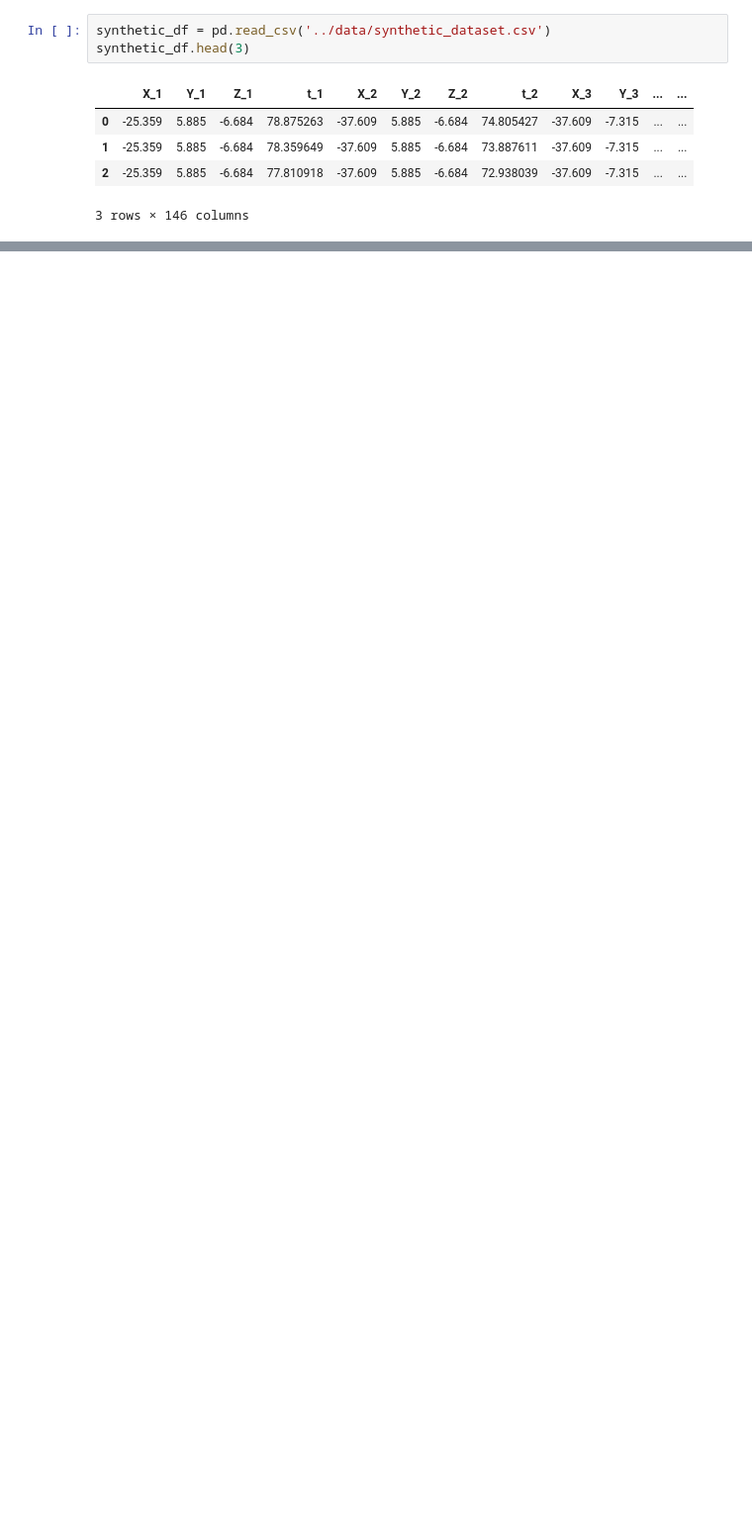
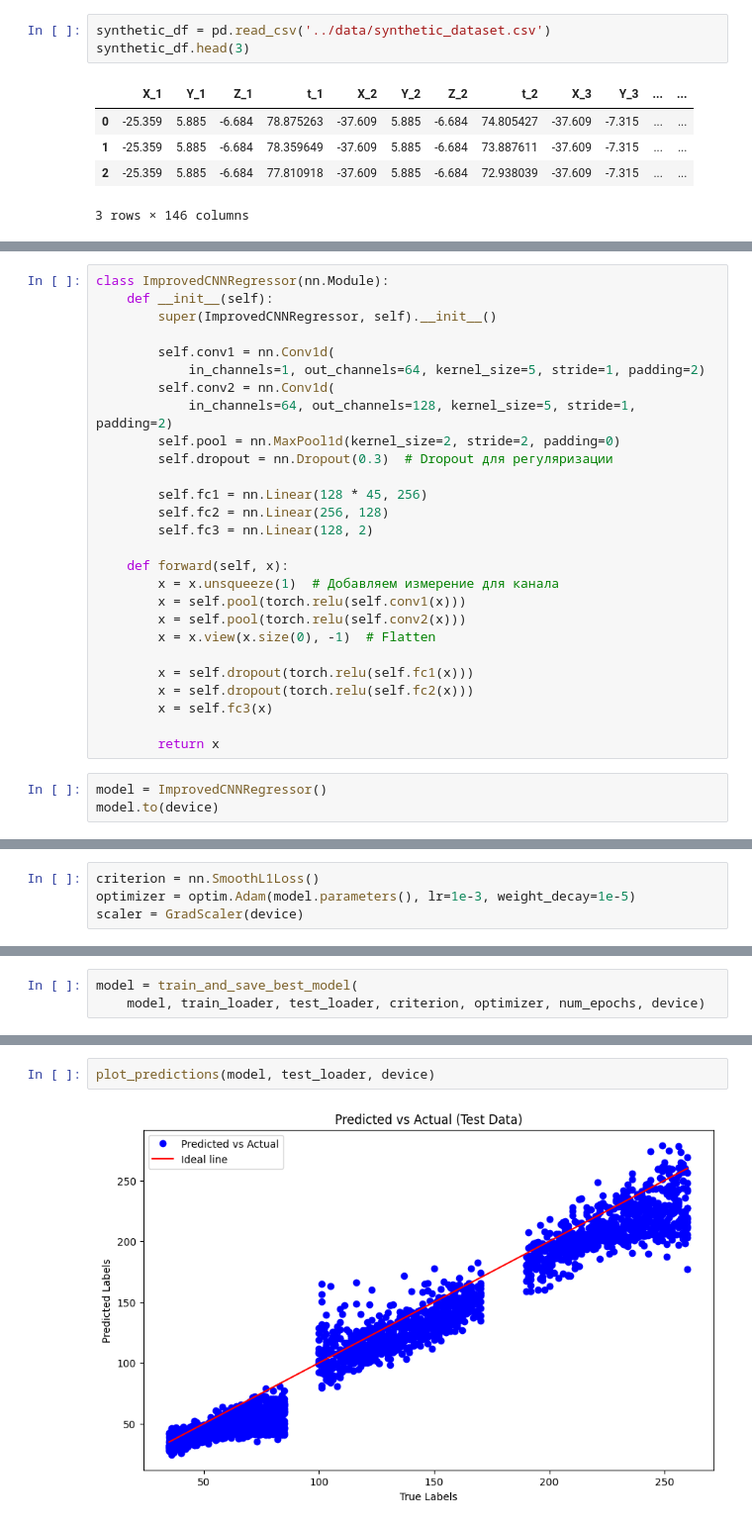
Before and after one commit to matalhim/EAS, a Jupyter notebook: direction/nn_1.ipynb, the cells around one changed output, grey strips where cells are left out. Shown at 99% size. Saved outputs shown, nothing was run; the diff lists cells and outputs as text; blank space fills up the shorter version.

Commit message:
new file:   data/run_events_transformed.csv 	modified:   data/synthetic_with_missing.csv 	new file:   direction/best_model.pth 	new file:   direction/nn2.ipynb 	modified:   direction/nn_1.ipynb

```diff
--- a/direction/nn_1.ipynb
+++ b/direction/nn_1.ipynb
@@ -98,0 +153,30 @@ synthetic_with_missing.head()
+# %%
+class ImprovedCNNRegressor(nn.Module):
+    def __init__(self):
+        super(ImprovedCNNRegressor, self).__init__()
+
+        self.conv1 = nn.Conv1d(
+            in_channels=1, out_channels=64, kernel_size=5, stride=1, padding=2)
+        self.conv2 = nn.Conv1d(
+            in_channels=64, out_channels=128, kernel_size=5, stride=1, padding=2)
+        self.pool = nn.MaxPool1d(kernel_size=2, stride=2, padding=0)
+        self.dropout = nn.Dropout(0.3)  # Dropout для регуляризации
+
+        self.fc1 = nn.Linear(128 * 45, 256)
+        self.fc2 = nn.Linear(256, 128)
+        self.fc3 = nn.Linear(128, 2)
+
+    def forward(self, x):
+        x = x.unsqueeze(1)  # Добавляем измерение для канала
+        x = self.pool(torch.relu(self.conv1(x)))
+        x = self.pool(torch.relu(self.conv2(x)))
+        x = x.view(x.size(0), -1)  # Flatten
+
+        x = self.dropout(torch.relu(self.fc1(x)))
+        x = self.dropout(torch.relu(self.fc2(x)))
+        x = self.fc3(x)
+
+        return x
+# %%
+model = ImprovedCNNRegressor()
+model.to(device)
@@ -98,0 +193,4 @@ synthetic_with_missing.head()
+# %%
+criterion = nn.SmoothL1Loss()
+optimizer = optim.Adam(model.parameters(), lr=1e-3, weight_decay=1e-5)
+scaler = GradScaler(device)
@@ -98,0 +309,3 @@ synthetic_with_missing.head()
+# %%
+model = train_and_save_best_model(
+    model, train_loader, test_loader, criterion, optimizer, num_epochs, device)
@@ -98,0 +330,4 @@ synthetic_with_missing.head()
+# %%
+plot_predictions(model, test_loader, device)
+# %% [output]
+[figure, added]
```
Also changed, not shown: parts of 17 cells of this notebook, 4 other files.
